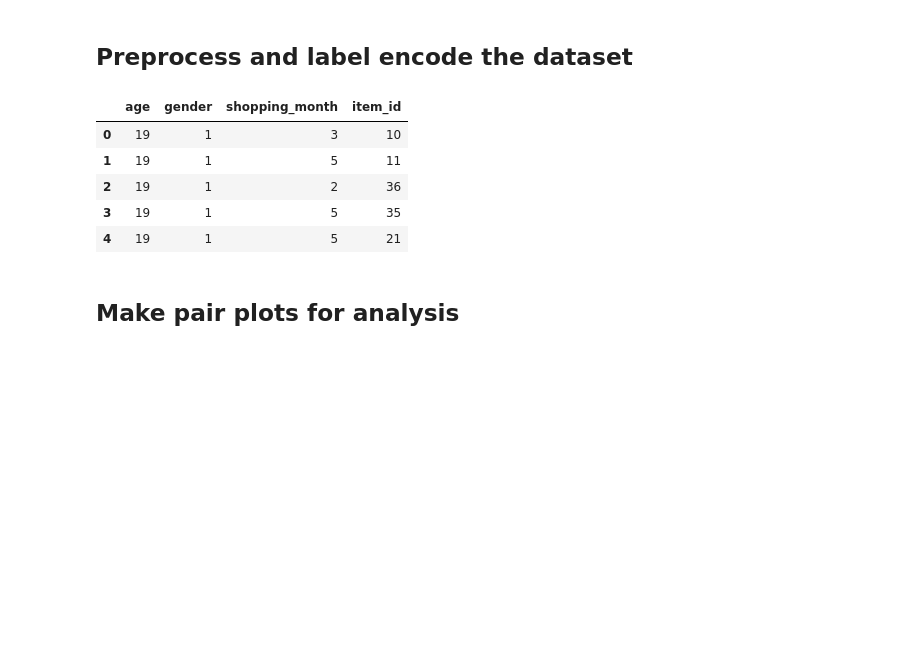
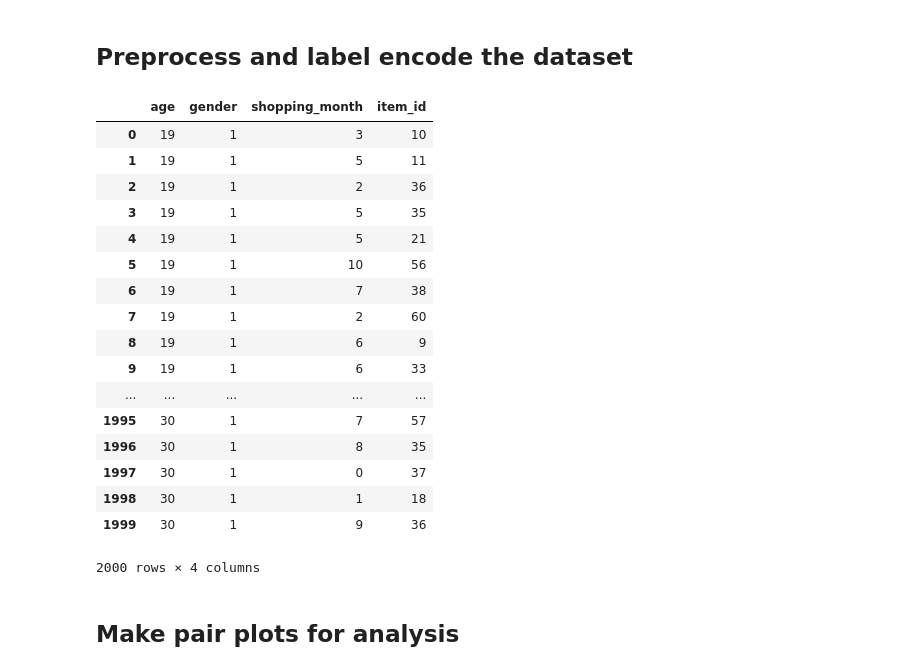
Before and after one commit to sanath8/iCart, a Jupyter notebook: recommender/data_analysis/customer recommendation using machine learning technique.ipynb, the cells around one changed output. Saved outputs shown, nothing was run; the diff lists cells and outputs as text; code cells hidden in the pictures; blank space fills up the shorter version.

```diff
--- a/recommender/data_analysis/customer recommendation using machine learning technique.ipynb
+++ b/recommender/data_analysis/customer recommendation using machine learning technique.ipynb
@@ -26,22 +27,37 @@ df.head()
 ## Preprocess and label encode the dataset
 # %%
 l_gender = LabelEncoder()
+
+df["gender"] = df["gender"].str.lower()
+
 df["gender"] = l_gender.fit_transform(df["gender"])
 
 l_shopping_month = LabelEncoder()
 df["shopping_month"] = l_shopping_month.fit_transform(df["shopping_month"])
 
 np.save('classes_gender.npy', l_gender.classes_)
 np.save('classes_shopping_month.npy', l_shopping_month.classes_)
 
-df.head()
+df
 # %% [output]
 |  | age | gender | shopping_month | item_id |
 | 0 | 19 | 1 | 3 | 10 |
 | 1 | 19 | 1 | 5 | 11 |
 | 2 | 19 | 1 | 2 | 36 |
 | 3 | 19 | 1 | 5 | 35 |
 | 4 | 19 | 1 | 5 | 21 |
+| 5 | 19 | 1 | 10 | 56 |
+| 6 | 19 | 1 | 7 | 38 |
+| 7 | 19 | 1 | 2 | 60 |
+| 8 | 19 | 1 | 6 | 9 |
+| 9 | 19 | 1 | 6 | 33 |
+| ... | ... | ... | ... | ... |
+| 1995 | 30 | 1 | 7 | 57 |
+| 1996 | 30 | 1 | 8 | 35 |
+| 1997 | 30 | 1 | 0 | 37 |
+| 1998 | 30 | 1 | 1 | 18 |
+| 1999 | 30 | 1 | 9 | 36 |
+2000 rows × 4 columns
 # %% [markdown]
 ## Make pair plots for analysis
 # %%
```
Also changed, not shown: parts of 1 cell of this notebook, 1 other file.
